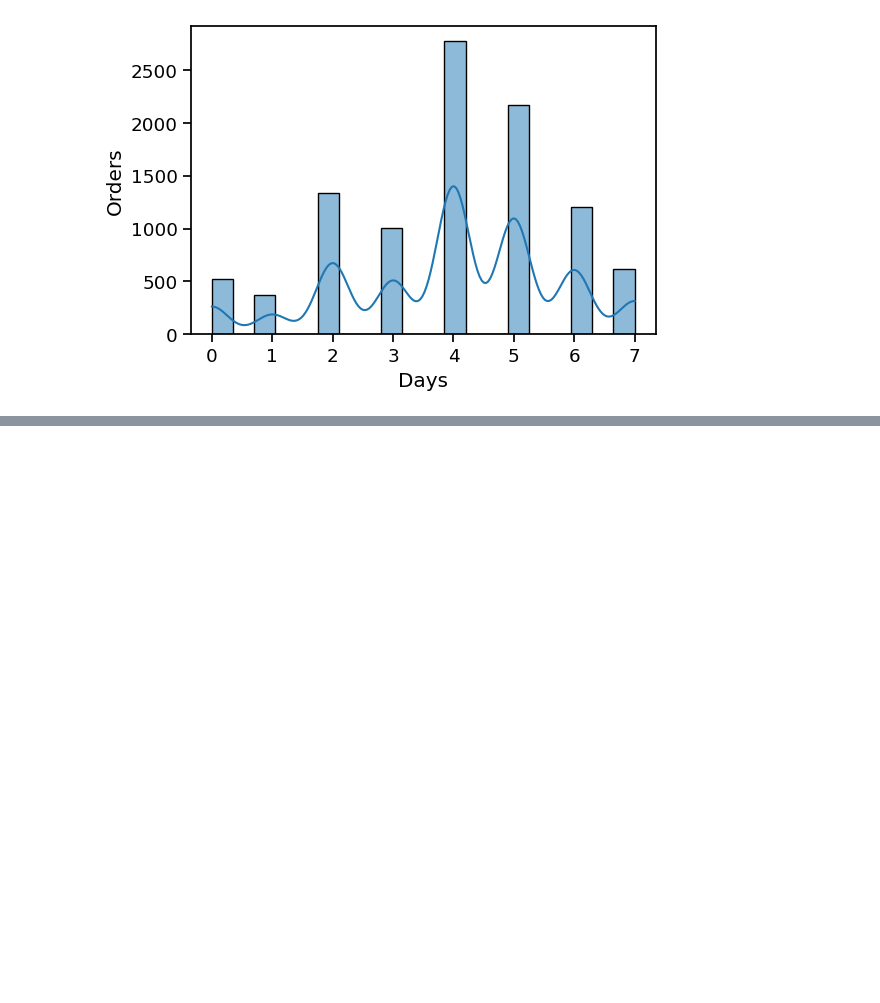
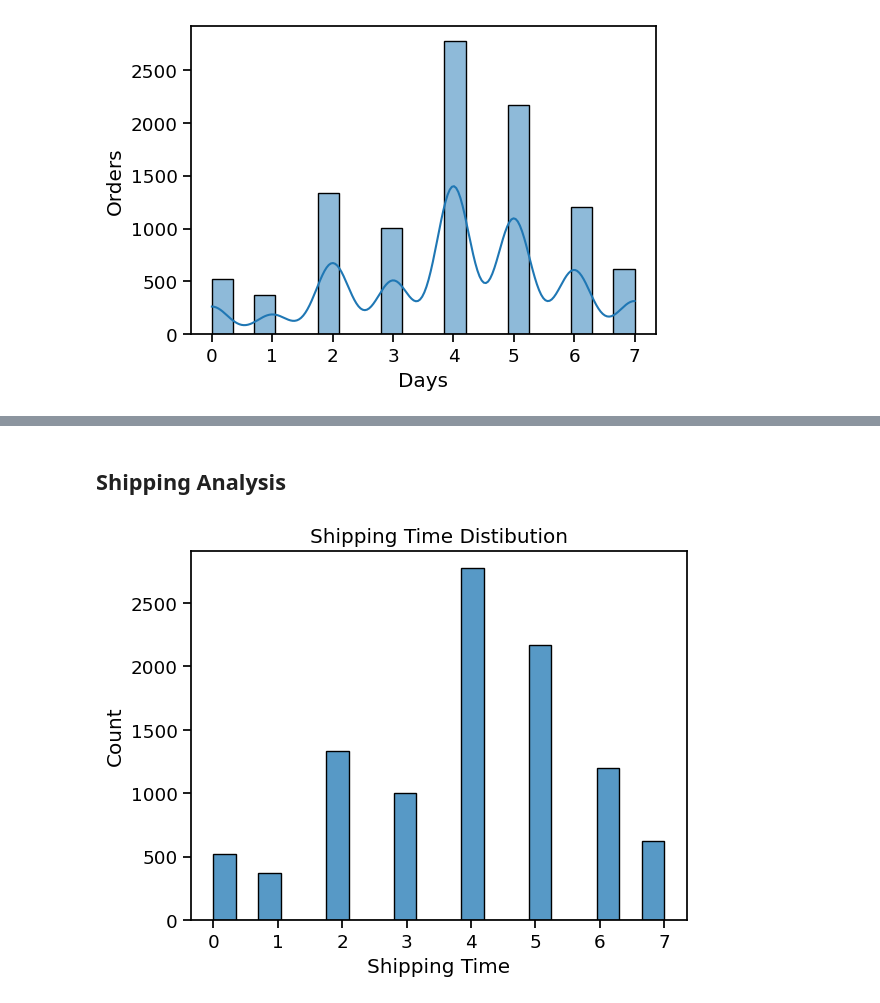
Before and after one commit to ar3haa/Data-Analysis-For-Superstore-Dataset, a Jupyter notebook: dat_analysis_superstore_dataset.ipynb, the cells around one changed output, grey strips where cells are left out. Saved outputs shown, nothing was run; the diff lists cells and outputs as text; code cells hidden in the pictures; blank space fills up the shorter version.

Commit message:
More Analysis

```diff
--- a/dat_analysis_superstore_dataset.ipynb
+++ b/dat_analysis_superstore_dataset.ipynb
@@ -393,0 +426,8 @@ plt.show()
+# %% [markdown]
+## Shipping Analysis
+# %%
+sns.histplot(df['Shipping Time'] , bins=20)
+plt.title('Shipping Time Distibution')
+plt.show()
+# %% [output]
+[figure, added]
```
Also changed, not shown: parts of 5 cells of this notebook.
